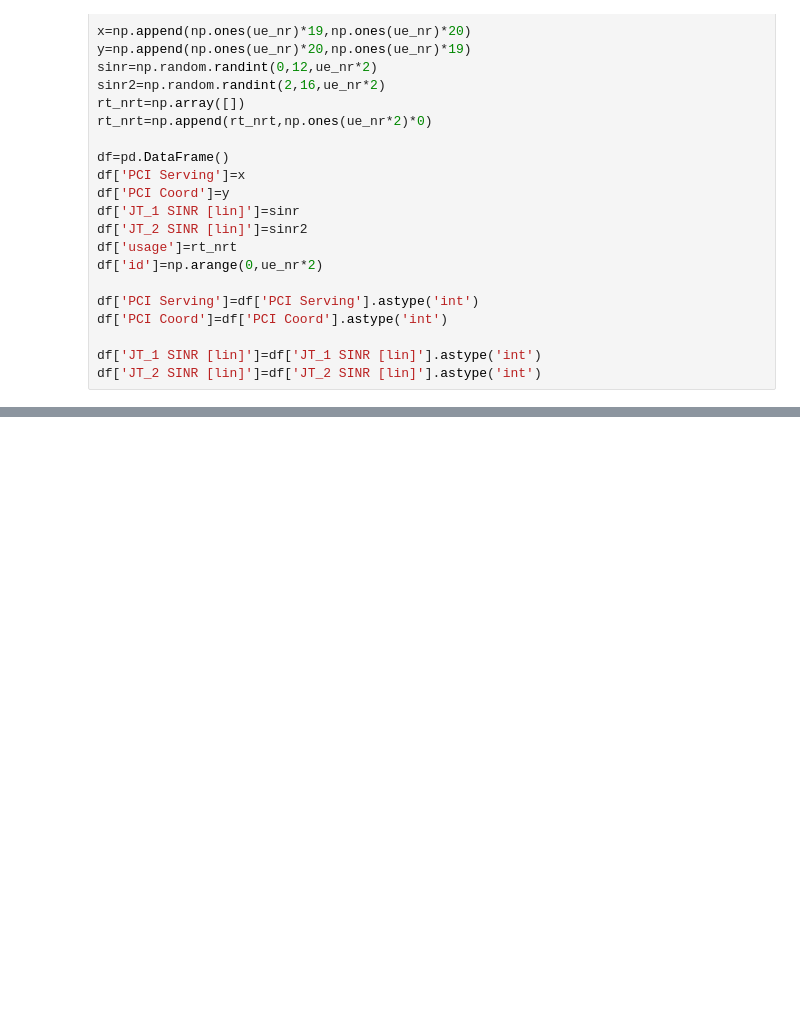
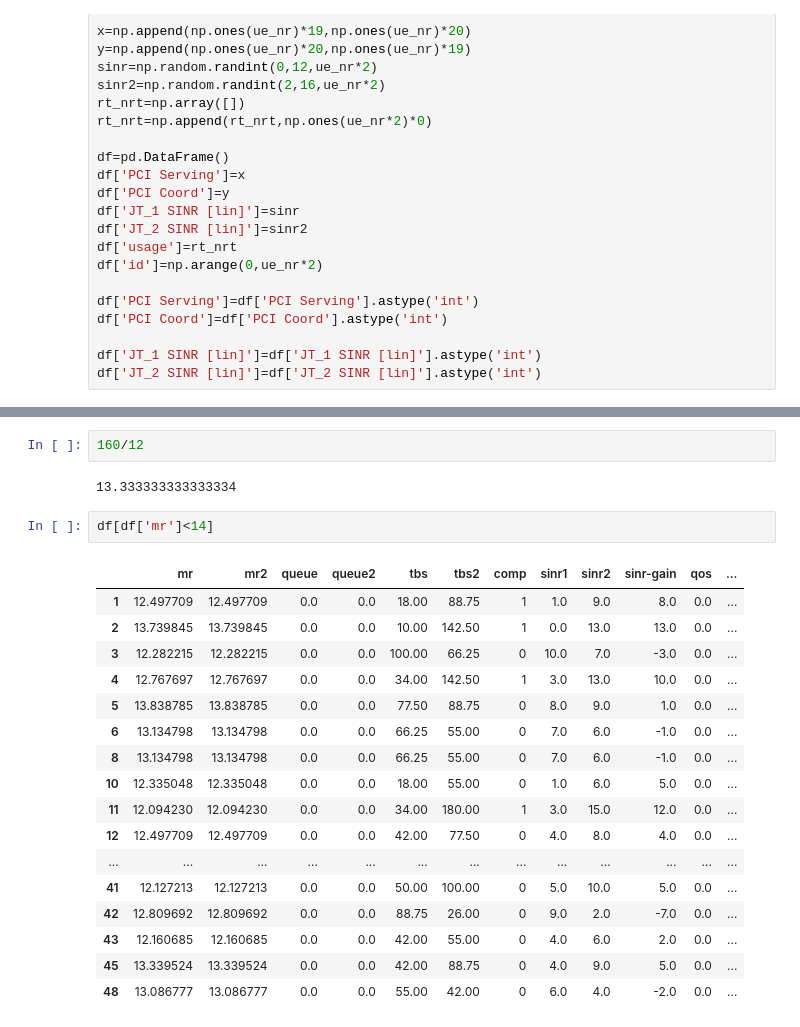
Before and after one commit to CarolineZoll/EDS, a Jupyter notebook: Event Driven Sim-CoMP-ONLYRT.ipynb, the cells around one changed output, grey strips where cells are left out. Saved outputs shown, nothing was run; the diff lists cells and outputs as text; blank space fills up the shorter version.

```diff
--- a/Event Driven Sim-CoMP-ONLYRT.ipynb
+++ b/Event Driven Sim-CoMP-ONLYRT.ipynb
@@ -267,0 +199,24 @@ comp user perc 0.2
+# %%
+160/12
+# %% [output]
+13.333333333333334
+# %%
+df[df['mr']<14]
+# %% [output]
+|  | mr | mr2 | queue | queue2 | tbs | tbs2 | comp | sinr1 | sinr2 | sinr-gain | qos | ... |
+| 1 | 12.497709 | 12.497709 | 0.0 | 0.0 | 18.00 | 88.75 | 1 | 1.0 | 9.0 | 8.0 | 0.0 | ... |
+| 2 | 13.739845 | 13.739845 | 0.0 | 0.0 | 10.00 | 142.50 | 1 | 0.0 | 13.0 | 13.0 | 0.0 | ... |
+| 3 | 12.282215 | 12.282215 | 0.0 | 0.0 | 100.00 | 66.25 | 0 | 10.0 | 7.0 | -3.0 | 0.0 | ... |
+| 4 | 12.767697 | 12.767697 | 0.0 | 0.0 | 34.00 | 142.50 | 1 | 3.0 | 13.0 | 10.0 | 0.0 | ... |
+| 5 | 13.838785 | 13.838785 | 0.0 | 0.0 | 77.50 | 88.75 | 0 | 8.0 | 9.0 | 1.0 | 0.0 | ... |
+| 6 | 13.134798 | 13.134798 | 0.0 | 0.0 | 66.25 | 55.00 | 0 | 7.0 | 6.0 | -1.0 | 0.0 | ... |
+| 8 | 13.134798 | 13.134798 | 0.0 | 0.0 | 66.25 | 55.00 | 0 | 7.0 | 6.0 | -1.0 | 0.0 | ... |
+| 10 | 12.335048 | 12.335048 | 0.0 | 0.0 | 18.00 | 55.00 | 0 | 1.0 | 6.0 | 5.0 | 0.0 | ... |
+| 11 | 12.094230 | 12.094230 | 0.0 | 0.0 | 34.00 | 180.00 | 1 | 3.0 | 15.0 | 12.0 | 0.0 | ... |
+| 12 | 12.497709 | 12.497709 | 0.0 | 0.0 | 42.00 | 77.50 | 0 | 4.0 | 8.0 | 4.0 | 0.0 | ... |
+| ... | ... | ... | ... | ... | ... | ... | ... | ... | ... | ... | ... | ... |
+| 41 | 12.127213 | 12.127213 | 0.0 | 0.0 | 50.00 | 100.00 | 0 | 5.0 | 10.0 | 5.0 | 0.0 | ... |
+| 42 | 12.809692 | 12.809692 | 0.0 | 0.0 | 88.75 | 26.00 | 0 | 9.0 | 2.0 | -7.0 | 0.0 | ... |
+| 43 | 12.160685 | 12.160685 | 0.0 | 0.0 | 42.00 | 55.00 | 0 | 4.0 | 6.0 | 2.0 | 0.0 | ... |
+| 45 | 13.339524 | 13.339524 | 0.0 | 0.0 | 42.00 | 88.75 | 0 | 4.0 | 9.0 | 5.0 | 0.0 | ... |
+| 48 | 13.086777 | 13.086777 | 0.0 | 0.0 | 55.00 | 42.00 | 0 | 6.0 | 4.0 | -2.0 | 0.0 | ... |
```
Also changed, not shown: parts of 18 cells of this notebook, 2 other files.
